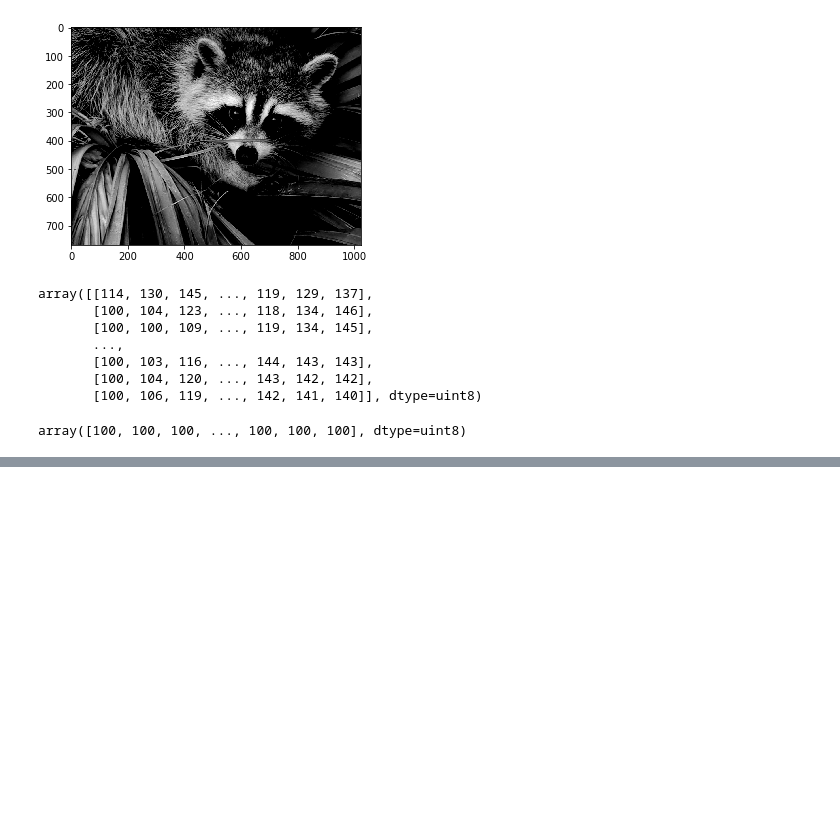
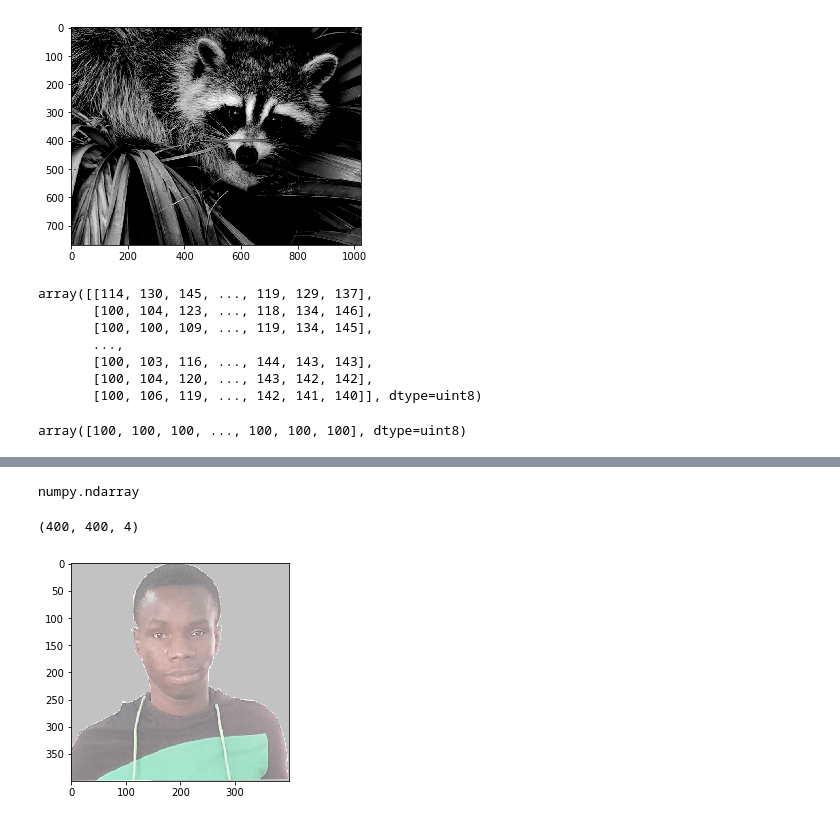
Before and after one commit to camara94/pythonspecialmachinelearning, a Jupyter notebook: numpyslicing.ipynb, the cells around one changed output, grey strips where cells are left out. Drawn from its saved outputs; the diff is of its cells as text; code cells hidden in the pictures; blank space fills up the shorter version.

```diff
--- a/numpyslicing.ipynb
+++ b/numpyslicing.ipynb
@@ -130,0 +165,2 @@ array([100, 100, 100, ..., 100, 100, 100], dtype=uint8)
+# %%
+laby = np.asarray(image)
@@ -130,0 +187,19 @@ array([100, 100, 100, ..., 100, 100, 100], dtype=uint8)
+# %%
+type(laby)
+# %% [output]
+numpy.ndarray
+# %%
+monImage = laby.copy()
+# %%
+monImage.shape
+monImage.reshape((800, 800))
+monImage.shape
+# %% [output]
+(400, 400, 4)
+# %%
+monImage[monImage>=255] = 100
+# %%
+plt.imshow(monImage, cmap=plt.cm.gray)
+plt.show()
+# %% [output]
+[figure, added]
```
Also changed, not shown: parts of 7 cells of this notebook, 4 other files.
